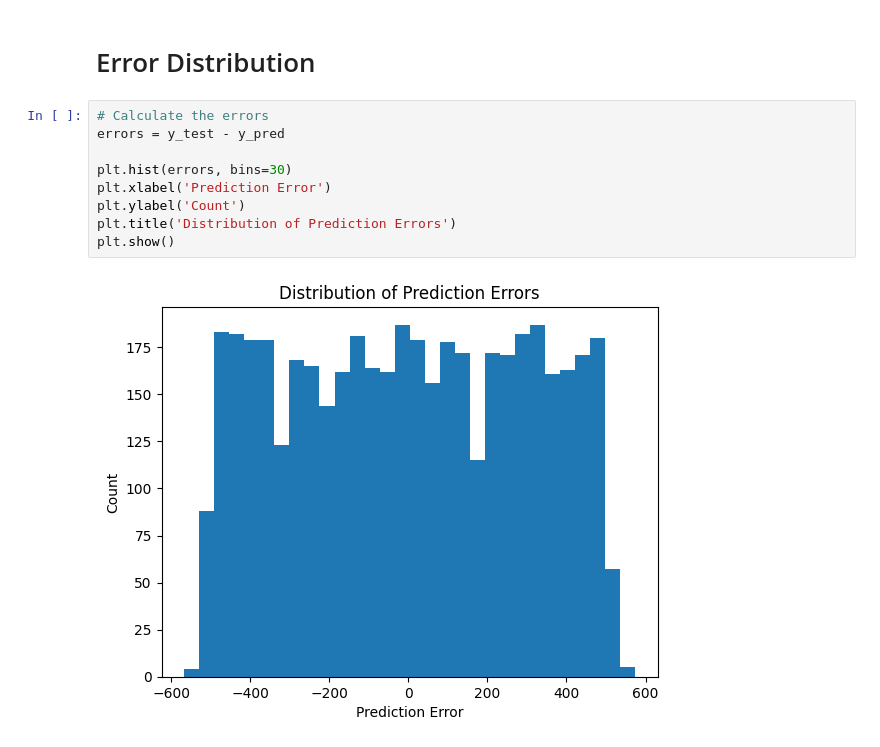
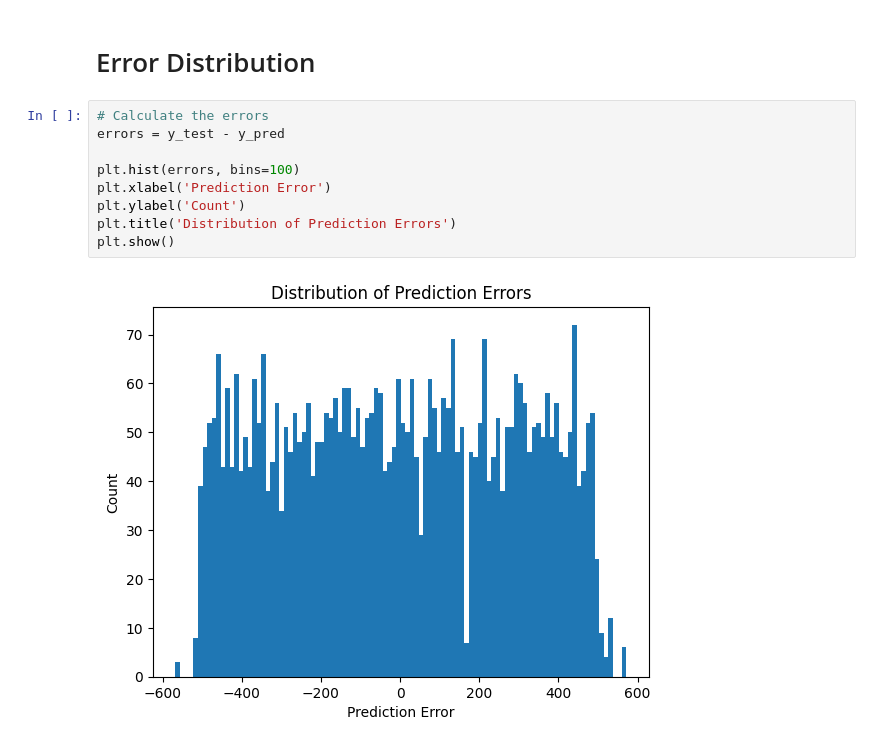
Before and after one commit to ammarelbadry1/ML, a Jupyter notebook: SupportVectorRegression.ipynb, the cells around one changed output. Saved outputs shown, nothing was run; the diff lists cells and outputs as text.

```diff
--- a/SupportVectorRegression.ipynb
+++ b/SupportVectorRegression.ipynb
@@ -63,11 +63,11 @@ plt.show()
 # %%
 # Calculate the errors
 errors = y_test - y_pred
 
-plt.hist(errors, bins=30)
+plt.hist(errors, bins=100)
 plt.xlabel('Prediction Error')
 plt.ylabel('Count')
 plt.title('Distribution of Prediction Errors')
 plt.show()
 # %% [output]
-[figure, old version]
+[figure, new version]
```
Also changed, not shown: parts of 2 cells of this notebook.
